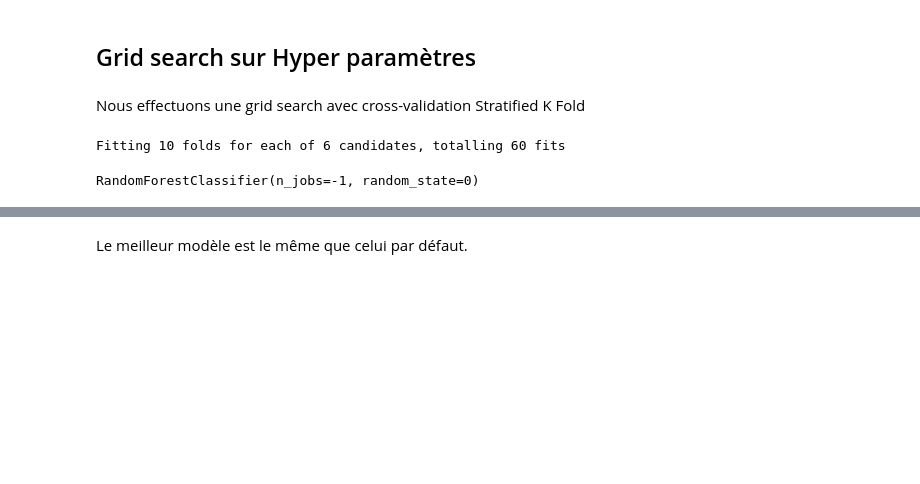
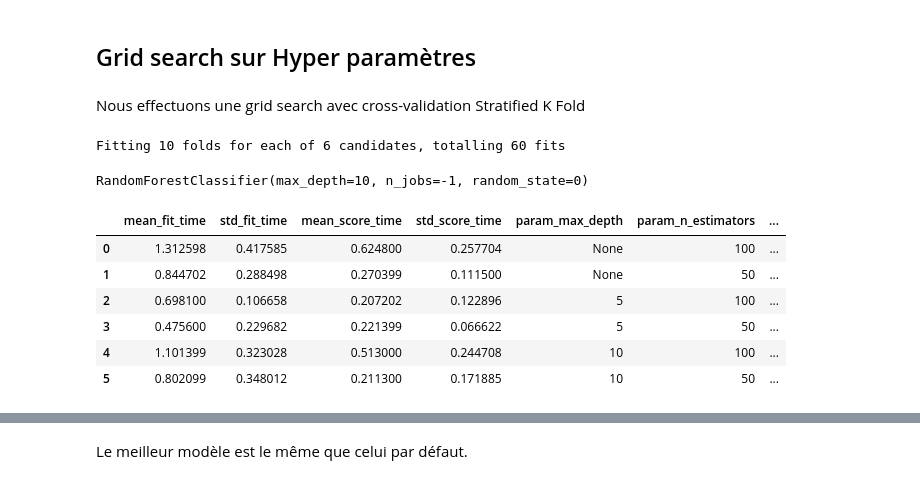
Before and after one commit to jExbrayat/recognize-handwritten-letters, a Jupyter notebook: notebooks/prediction.ipynb, the cells around one changed output, grey strips where cells are left out. Saved outputs shown, nothing was run; the diff lists cells and outputs as text; code cells hidden in the pictures; blank space fills up the shorter version.

```diff
--- a/notebooks/prediction.ipynb
+++ b/notebooks/prediction.ipynb
@@ -29,8 +28,3 @@ from sklearn.model_selection import StratifiedKFold, train_test_split
-# %%
-def strategie_evaluation(seed: int = 0, n_splits: int = 5):
-    """Crée notre stratégie d'évaluation"""
-    kfold = StratifiedKFold(n_splits=n_splits, shuffle=True, random_state=seed)
-    return kfold
 # %%
 kfold = strategie_evaluation(n_splits=10)
 # %% [markdown]
@@ -146,8 +85,6 @@ from sklearn.model_selection import GridSearchCV
 # %%
 rf_tuning = RandomForestClassifier(random_state=0, n_jobs=n_jobs)
 # %%
-from sklearn.metrics import make_scorer
-
 model_params = {
     "max_depth": [None, 5, 10],
     "n_estimators": [100, 50],
@@ -163,13 +100,23 @@ clf = GridSearchCV(
 )
 
 clf.fit(
-    X_train, y_train
+    x_train, y_train
 )  # décommenter pour exécuter (peut durer des dizaines de minutes)
 results = pd.DataFrame(clf.cv_results_)  # résultats détaillés de la CV
 clf.best_estimator_  # notre meilleur modèle de RandomForest qu'on a obtenu
 # %% [output]
 Fitting 10 folds for each of 6 candidates, totalling 60 fits
-RandomForestClassifier(n_jobs=-1, random_state=0)
+RandomForestClassifier(max_depth=10, n_jobs=-1, random_state=0)
+# %%
+results
+# %% [output]
+|  | mean_fit_time | std_fit_time | mean_score_time | std_score_time | param_max_depth | param_n_estimators | ... |
+| 0 | 1.312598 | 0.417585 | 0.624800 | 0.257704 | None | 100 | ... |
+| 1 | 0.844702 | 0.288498 | 0.270399 | 0.111500 | None | 50 | ... |
+| 2 | 0.698100 | 0.106658 | 0.207202 | 0.122896 | 5 | 100 | ... |
+| 3 | 0.475600 | 0.229682 | 0.221399 | 0.066622 | 5 | 50 | ... |
+| 4 | 1.101399 | 0.323028 | 0.513000 | 0.244708 | 10 | 100 | ... |
+| 5 | 0.802099 | 0.348012 | 0.211300 | 0.171885 | 10 | 50 | ... |
 # %%
 print("Voici les meilleurs paramètres")
 print(f"{clf.best_estimator_.max_depth = },\n{clf.best_estimator_.n_estimators = }")
```
Also changed, not shown: parts of 18 cells of this notebook, 2 other files.
